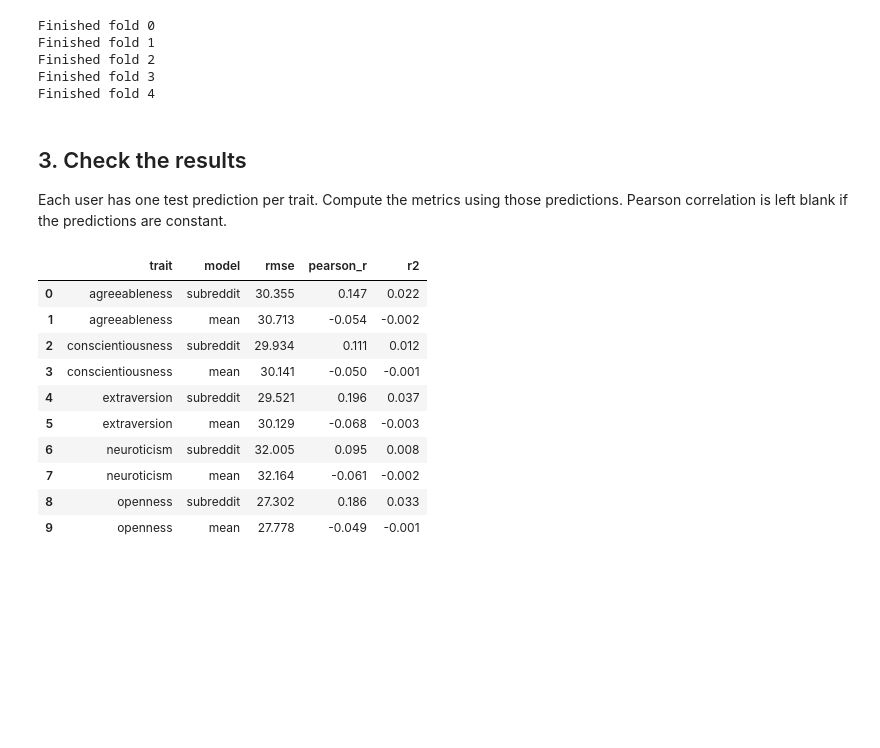
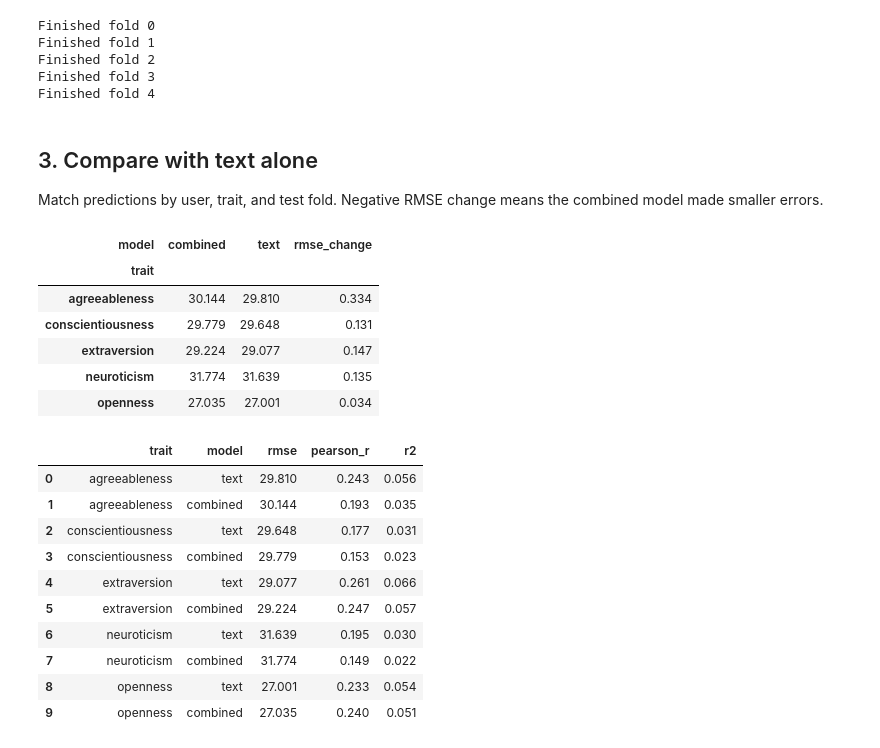
Before and after one commit to julieawolff/TDT13project, a Jupyter notebook: src/C1_tfidf_subreddits.ipynb, the cells around one changed output. Drawn from its saved outputs; the diff is of its cells as text; code cells hidden in the pictures; blank space fills up the shorter version.

```diff
--- a/src/03_subreddit_baseline_executed.ipynb
+++ b/src/C1_tfidf_subreddits.ipynb
@@ -34,14 +34,19 @@ inner = pd.read_csv(DATA / "inner_folds.csv")
 assert users.index.is_unique and outer.index.is_unique
 assert set(users.index) == set(outer.index)
 
+comments = pd.read_csv(DATA / "main/comments.csv", usecols=["author", "body"],
+                       keep_default_na=False)
+documents = comments.groupby("author")["body"].agg(" ".join)
+del comments
+
+data = users[TRAITS].join(outer).join(documents.rename("text"))
 counts = pd.read_csv(DATA / "main/subreddit_counts.csv")
 subreddit_counts = {}
 for author, rows in counts.groupby("author"):
     subreddit_counts[author] = dict(zip(rows["subreddit"], rows["comment_count"]))
 
-data = users[TRAITS].join(outer)
 data["counts"] = data.index.map(subreddit_counts)
-assert data["counts"].notna().all()
+assert data[["text", "counts"]].notna().all().all()
 print("Users:", len(data))
 # %% [output]
 Users: 1311
@@ -67,12 +71,15 @@ for fold in sorted(data["outer_fold"].unique()):
         val_idx = (inner_fold == val_fold).nonzero()[0]
         cv.append((train_idx, val_idx))
 
-    # Ridge can choose a different alpha for each trait. The TF-IDF input
-    # is the same for all traits, so cache it for the searches in this fold.
+    features = ColumnTransformer([
+        ("text", TfidfVectorizer(min_df=2, max_features=50_000), "text"),
+        ("subreddits", make_pipeline(DictVectorizer(), TfidfTransformer()), "counts"),
+    ], sparse_threshold=1.0)
+
+    # Reuse training features across the Ridge searches.
     with TemporaryDirectory() as cache:
         model = make_pipeline(
-            DictVectorizer(),
-            TfidfTransformer(),
+            features,
             Ridge(solver="lsqr"),
             memory=cache,
         )
@@ -80,14 +87,13 @@ for fold in sorted(data["outer_fold"].unique()):
         for trait in TRAITS:
             search = GridSearchCV(model, {"ridge__alpha": ALPHAS}, cv=cv,
                                   scoring="neg_root_mean_squared_error")
-            search.fit(train["counts"], train[trait])
+            search.fit(train[["text", "counts"]], train[trait])
             predictions.append(pd.DataFrame({
                 "author": test.index,
                 "outer_fold": fold,
                 "trait": trait,
                 "true": test[trait].to_numpy(),
-                "subreddit_prediction": search.predict(test["counts"]),
-                "mean_prediction": train[trait].mean(),
+                "combined_prediction": search.predict(test[["text", "counts"]]),
                 "alpha": search.best_params_["ridge__alpha"],
             }))
     print("Finished fold", fold)
@@ -98,45 +104,65 @@ Finished fold 2
 Finished fold 3
 Finished fold 4
 # %% [markdown]
-## 3. Check the results
+## 3. Compare with text alone
 
-Each user has one test prediction per trait. Compute the metrics using those
-predictions. Pearson correlation is left blank if the predictions are constant.
+Match predictions by user, trait, and test fold. Negative RMSE change means
+the combined model made smaller errors.
 # %%
 results = pd.concat(predictions, ignore_index=True)
 assert len(results) == len(users) * len(TRAITS)
 assert not results.duplicated(["author", "trait"]).any()
 
+text_results = pd.read_csv(TEXT_RESULTS)
+keys = ["author", "trait", "outer_fold"]
+paired = results.merge(
+    text_results[keys + ["true", "text_prediction"]],
+    on=keys, validate="one_to_one", suffixes=("", "_text"),
+)
+assert len(paired) == len(results) == len(text_results)
+assert paired["true"].eq(paired["true_text"]).all()
+
 metrics = []
-for trait, rows in results.groupby("trait"):
+for trait, rows in paired.groupby("trait"):
     actual = rows["true"]
-    for model in ["subreddit", "mean"]:
+    for model in ["text", "combined"]:
         predicted = rows[f"{model}_prediction"]
         correlation = float("nan")
         if predicted.nunique() > 1 and actual.nunique() > 1:
             correlation = pearsonr(actual, predicted)[0]
         metrics.append({
             "trait": trait,
             "model": model,
             "rmse": mean_squared_error(actual, predicted) ** 0.5,
             "pearson_r": correlation,
             "r2": r2_score(actual, predicted),
         })
 
 metrics = pd.DataFrame(metrics)
 OUTPUT.mkdir(parents=True, exist_ok=True)
 results.to_csv(OUTPUT / "predictions.csv", index=False)
 metrics.to_csv(OUTPUT / "metrics.csv", index=False)
+comparison = metrics.pivot(index="trait", columns="model", values="rmse")
+comparison["rmse_change"] = comparison["combined"] - comparison["text"]
+comparison.to_csv(OUTPUT / "comparison.csv")
+display(comparison.round(3))
 display(metrics.round(3))
 # %% [output]
-|  | trait | model | rmse | pearson_r | r2 |
-| 0 | agreeableness | subreddit | 30.355 | 0.147 | 0.022 |
-| 1 | agreeableness | mean | 30.713 | -0.054 | -0.002 |
-| 2 | conscientiousness | subreddit | 29.934 | 0.111 | 0.012 |
-| 3 | conscientiousness | mean | 30.141 | -0.050 | -0.001 |
-| 4 | extraversion | subreddit | 29.521 | 0.196 | 0.037 |
-| 5 | extraversion | mean | 30.129 | -0.068 | -0.003 |
-| 6 | neuroticism | subreddit | 32.005 | 0.095 | 0.008 |
-| 7 | neuroticism | mean | 32.164 | -0.061 | -0.002 |
-| 8 | openness | subreddit | 27.302 | 0.186 | 0.033 |
-| 9 | openness | mean | 27.778 | -0.049 | -0.001 |
+| model | combined | text | rmse_change |
+| trait |  |  |  |
+| agreeableness | 30.144 | 29.810 | 0.334 |
+| conscientiousness | 29.779 | 29.648 | 0.131 |
+| extraversion | 29.224 | 29.077 | 0.147 |
+| neuroticism | 31.774 | 31.639 | 0.135 |
+| openness | 27.035 | 27.001 | 0.034 |
+|  | trait | model | rmse | pearson_r | r2 |
+| 0 | agreeableness | text | 29.810 | 0.243 | 0.056 |
+| 1 | agreeableness | combined | 30.144 | 0.193 | 0.035 |
+| 2 | conscientiousness | text | 29.648 | 0.177 | 0.031 |
+| 3 | conscientiousness | combined | 29.779 | 0.153 | 0.023 |
+| 4 | extraversion | text | 29.077 | 0.261 | 0.066 |
+| 5 | extraversion | combined | 29.224 | 0.247 | 0.057 |
+| 6 | neuroticism | text | 31.639 | 0.195 | 0.030 |
+| 7 | neuroticism | combined | 31.774 | 0.149 | 0.022 |
+| 8 | openness | text | 27.001 | 0.233 | 0.054 |
+| 9 | openness | combined | 27.035 | 0.240 | 0.051 |
```
Also changed, not shown: parts of 4 cells of this notebook, 23 other files.
